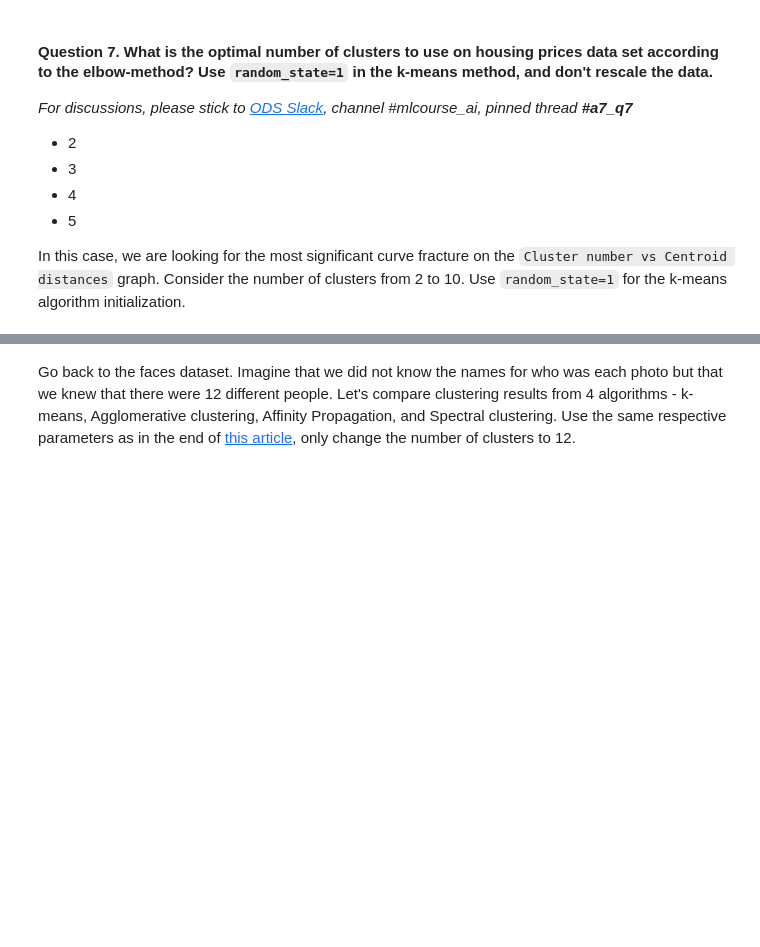
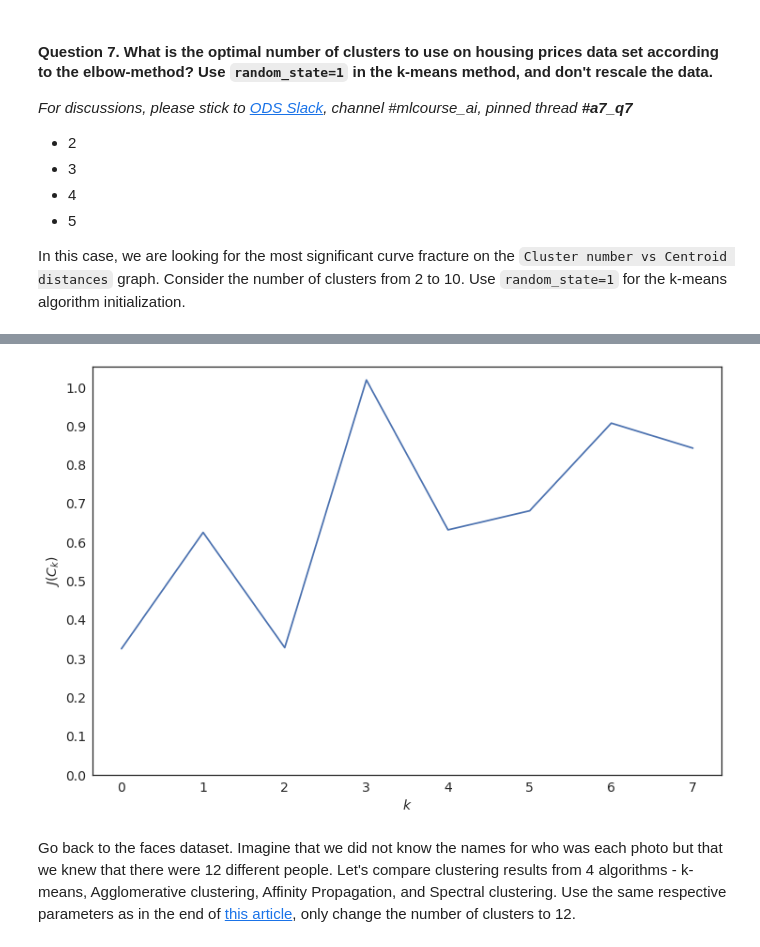
Before and after one commit to plyutik/mlcourse.ai, a Jupyter notebook: jupyter_english/assignments_fall2018/assignment7_pca_clustering.ipynb, the cells around one changed output, grey strips where cells are left out. Cells and saved outputs as stored; diff of their text form; code cells hidden in the pictures; blank space fills up the shorter version.

```diff
--- a/jupyter_english/assignments_fall2018/assignment7_pca_clustering.ipynb
+++ b/jupyter_english/assignments_fall2018/assignment7_pca_clustering.ipynb
@@ -237,0 +284,10 @@ In this case, we are looking for the most significant curve fracture on the `Clu
+# %%
+title_font = {'fontname':'Arial', 'size':'16', 'color':'black', 'weight':'normal',
+              'verticalalignment':'bottom'} # Bottom vertical alignment for more space
+axis_font = {'fontname':'Arial', 'size':'14'}
+
+
+scores=[]
+for i in range(1, 9):
+    scores.append((inertia[i]-inertia[i+1]) / (inertia[i-1]-inertia[i]))
+    print("k={}: D(k)={}".format(i + 1 , round(scores[i-1], 3)))
@@ -238,2 +303,13 @@ In this case, we are looking for the most significant curve fracture on the `Clu
+# %%
+plt.figure(figsize=(12, 8))
+plt.xlabel('$k$', **axis_font)
+plt.plot(scores)
+plt.text(0, 0, "", **axis_font)
+plt.xticks(range(0, 8, 1), **axis_font)
+plt.yticks(np.linspace(0,1,11), **axis_font)
+plt.ylabel('$J(C_k)$', **axis_font)
+plt.show();
+# %% [output]
+[figure, added]
 # %% [markdown]
 Go back to the faces dataset. Imagine that we did not know the names for who was each photo but that we knew that there were 12 different people. Let's compare clustering results from 4 algorithms - k-means, Agglomerative clustering, Affinity Propagation, and Spectral clustering. Use the same respective parameters as in the end of [this article](https://medium.com/@libfun/db7879568417), only change the number of clusters to 12.
```
Also changed, not shown: parts of 38 cells of this notebook, 2 other files.
